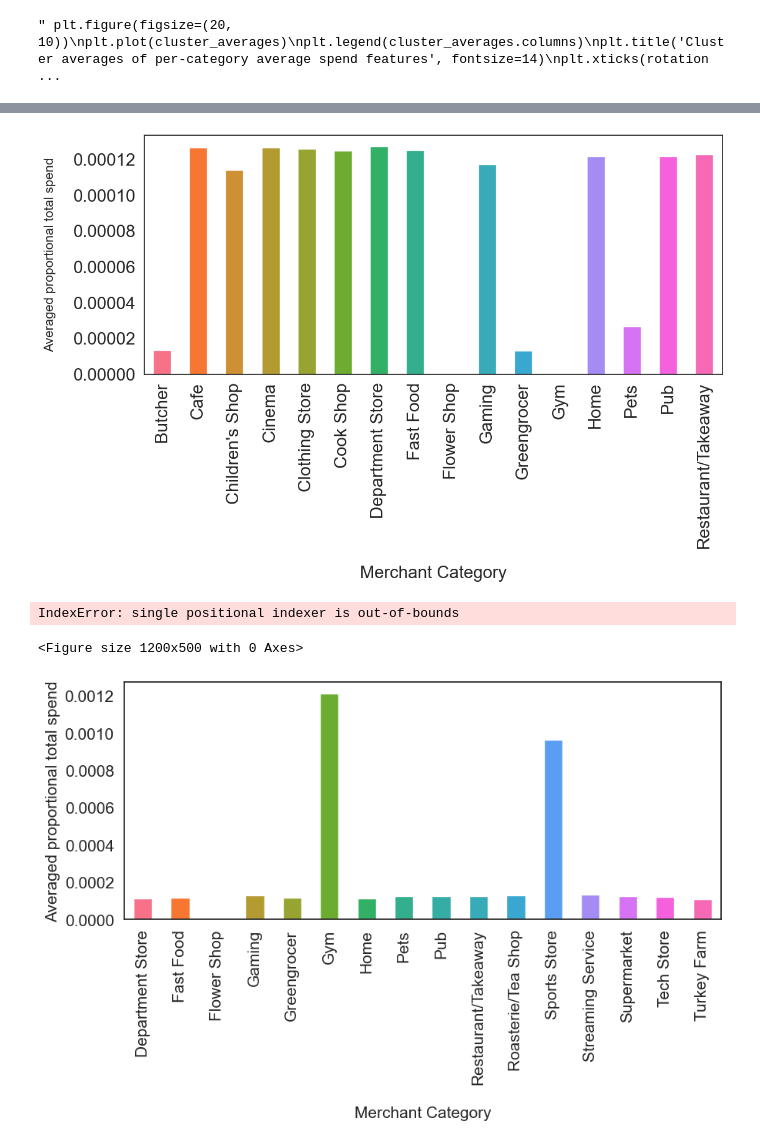
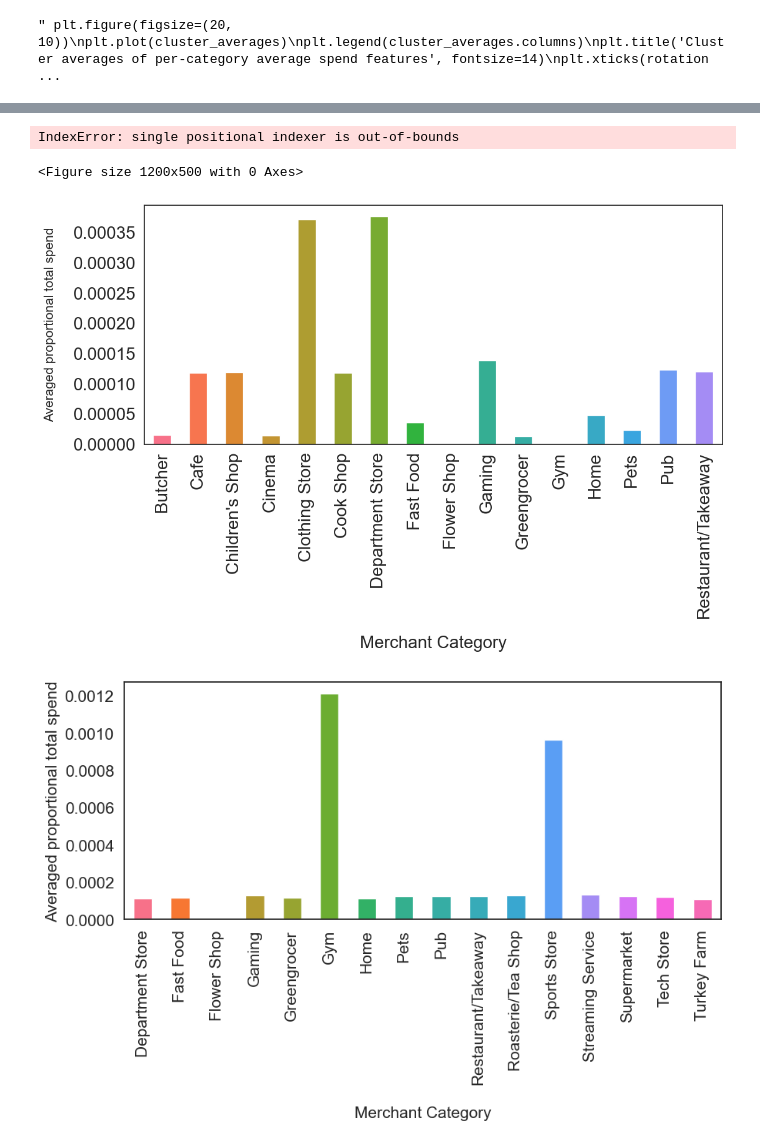
Before and after one commit to UoB-DSMP-2023-24/dsmp-2024-group-38, a Jupyter notebook: UMAP_clustering.ipynb, the cells around one changed output, grey strips where cells are left out. Cells and saved outputs as stored; diff of their text form; code cells hidden in the pictures.

```diff
--- a/UMAP_clustering.ipynb
+++ b/UMAP_clustering.ipynb
@@ -337,7 +337,7 @@ sns.set_theme(style='white')
 colors_new = sns.color_palette('husl', len(cluster_averages.columns)+5)
 
 plt.figure(figsize=(12, 5))
-cluster_averages.iloc[4:20, 7].plot(kind='bar', color = colors_new)
+cluster_averages.iloc[4:20, 14].plot(kind='bar', color = colors_new)
 #plt.title('Cluster 5')
 plt.xticks(rotation=90, fontsize=20)
 plt.yticks(fontsize=20)
@@ -346,27 +346,27 @@ plt.ylabel('Averaged proportional total spend', fontsize=15,labelpad=20)
 #plt.tight_layout()
 plt.savefig('cluster_redundant_1.pdf', format='pdf', bbox_inches='tight')
 # %% [output]
-[figure, removed]
+IndexError: single positional indexer is out-of-bounds
+<Figure size 1200x500 with 0 Axes>
 # %%
 ######### For report figures
 sns.set_theme(style='white')
 
 # use less saturated dark colours
 
 colors_new = sns.color_palette('husl', len(cluster_averages.columns)+5)
 
 plt.figure(figsize=(12, 5))
-cluster_averages.iloc[4:20, 12].plot(kind='bar', color = colors_new)
+cluster_averages.iloc[4:20, 7].plot(kind='bar', color = colors_new)
 #plt.title('Cluster 5')
 plt.xticks(rotation=90, fontsize=20)
 plt.yticks(fontsize=20)
 plt.xlabel('Merchant Category', fontsize=20, labelpad=20)
 plt.ylabel('Averaged proportional total spend', fontsize=15,labelpad=20)
 #plt.tight_layout()
 plt.savefig('cluster_redundant_2.pdf', format='pdf', bbox_inches='tight')
 # %% [output]
-IndexError: single positional indexer is out-of-bounds
-<Figure size 1200x500 with 0 Axes>
+[figure, added]
 # %%
 ######### For report figures
 sns.set_theme(style='white')
```
Also changed, not shown: parts of 4 cells of this notebook.
